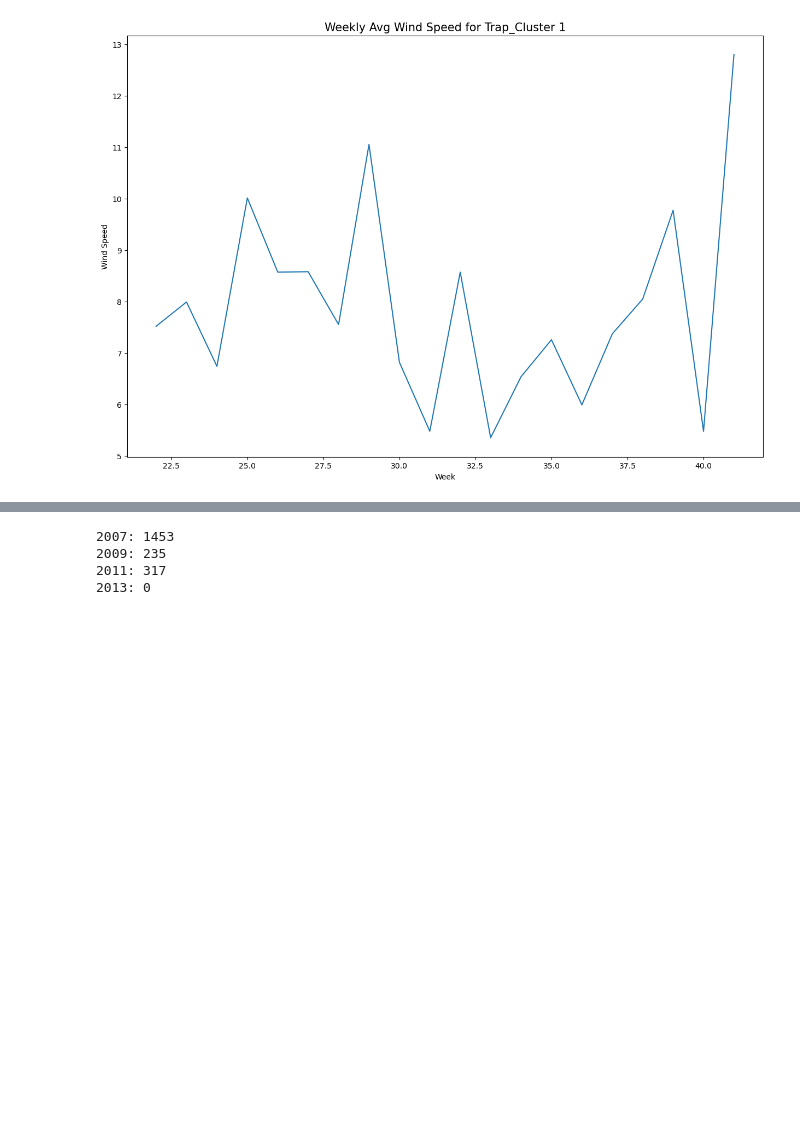
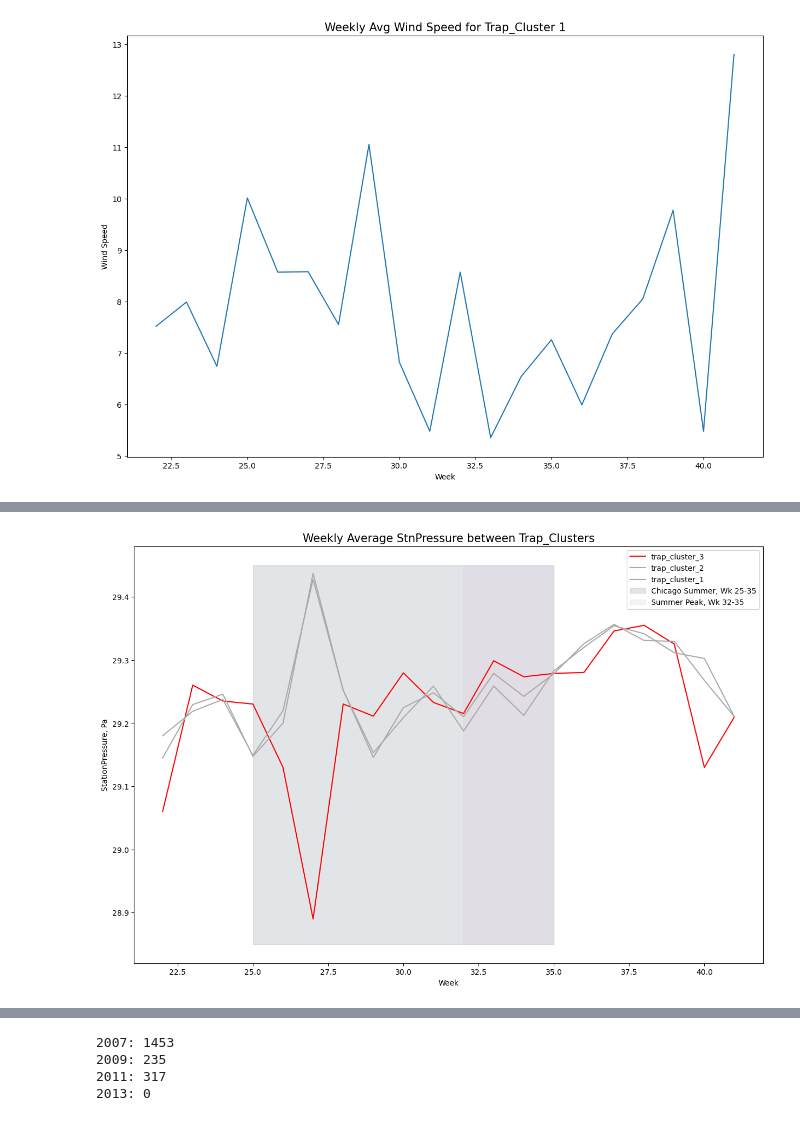
Before and after one commit to tanjunjie30/GA-project-submissions, a Jupyter notebook: Project 4/4_More EDA on Train_plus_Weather.ipynb, the cells around one changed output, grey strips where cells are left out. Saved outputs shown, nothing was run; the diff lists cells and outputs as text; code cells hidden in the pictures; blank space fills up the shorter version.

```diff
--- a/Project 4/4_More EDA on Train_plus_Weather.ipynb
+++ b/Project 4/4_More EDA on Train_plus_Weather.ipynb
@@ -348,0 +415,23 @@ plt.xlabel('Week');
+# %%
+plt.figure(figsize=(15,10))
+
+trap_cluster_3.groupby('week_x')['StnPressure'].mean().plot(label='trap_cluster_3', color='red')
+trap_cluster_2.groupby('week_x')['StnPressure'].mean().plot(label='trap_cluster_2', color='darkgray')
+trap_cluster_1.groupby('week_x')['StnPressure'].mean().plot(label='trap_cluster_1', color='darkgray')
+
+plt.fill_betweenx(np.arange(28.85, 29.5, 0.1, dtype=float), 25, 35, alpha=0.2, color='slategray', label='Chicago Summer, Wk 25-35')
+plt.fill_betweenx(np.arange(28.85, 29.5, 0.1, dtype=float), 32, 35, alpha=0.2, color='thistle', label='Summer Peak, Wk 32-35')
+
+
+plt.title('Weekly Average StnPressure between Trap_Clusters', fontsize=15)
+plt.ylabel('StationPressure, Pa')
+plt.xlabel('Week')
+plt.legend();
+
+
+# weekly_StnPressure_lag_2,3,4 are very important features leading up to the Summer Peak that influences whether WnvPresent
+# is going to be in trap_cluster_1,2,3
+# 5 weeks before Summer Peak, the StnPressure always plummet resulting in trap_cluster_3, hence we used weekly lag 4 and 5
+# for StnPressure
+# %% [output]
+[figure, added]
```
Also changed, not shown: parts of 4 cells of this notebook, 4 other files.
